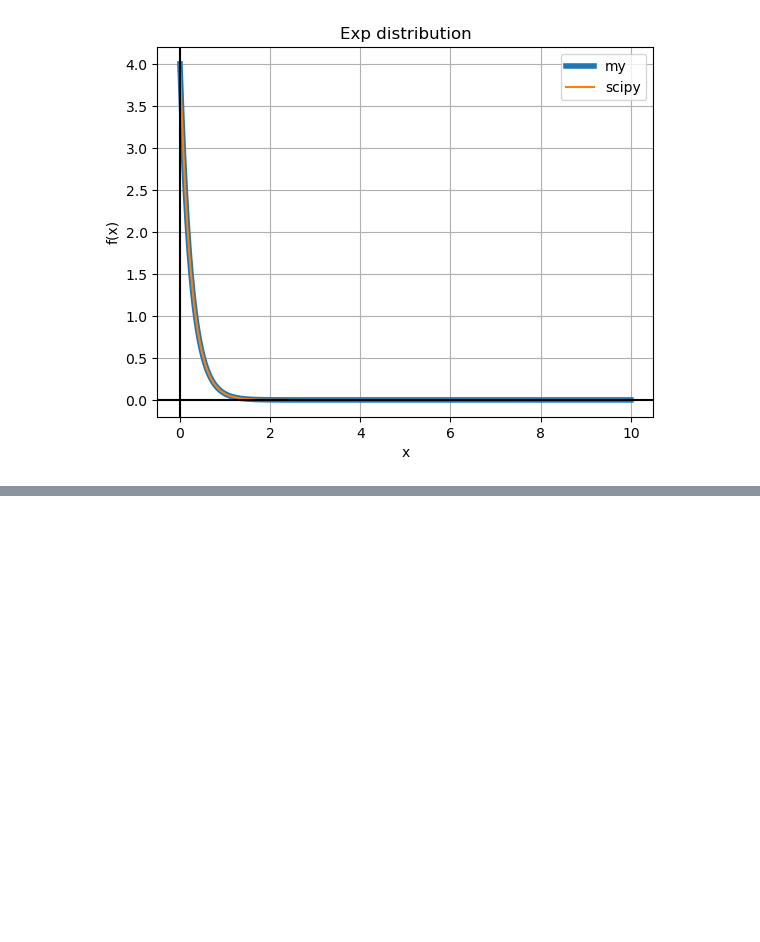
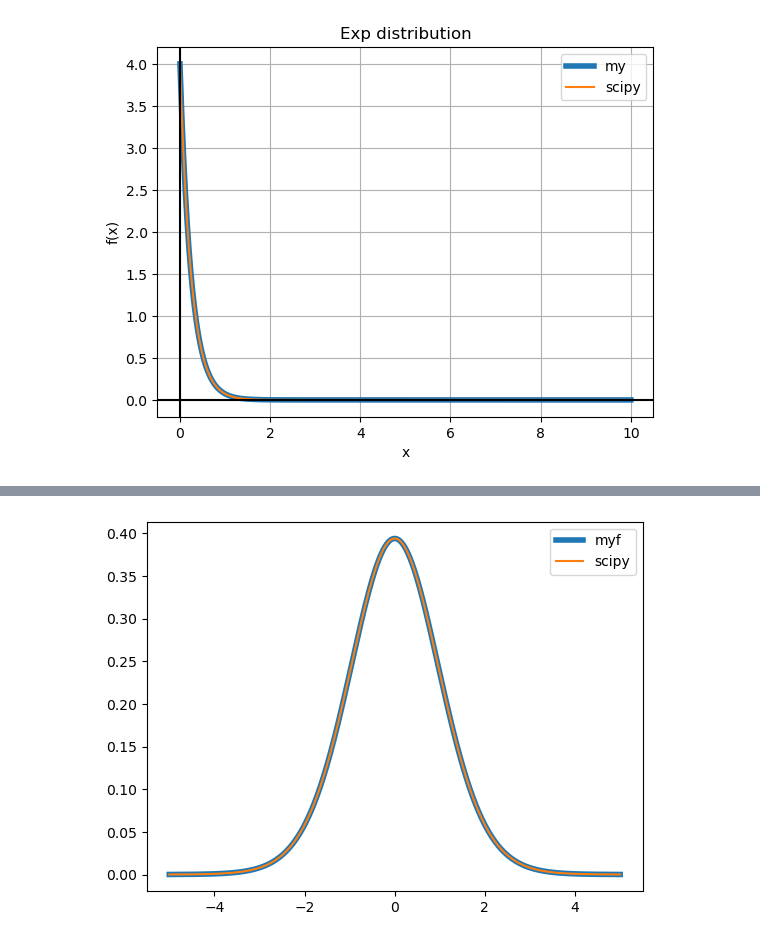
Before and after one commit to Jrvvv/Math_With_Py, a Jupyter notebook: Statistics_and_probability/PL2.ipynb, the cells around one changed output, grey strips where cells are left out. Cells and saved outputs as stored; diff of their text form; code cells hidden in the pictures; blank space fills up the shorter version.

```diff
--- a/Statistics_and_probability/PL2.ipynb
+++ b/Statistics_and_probability/PL2.ipynb
@@ -125,0 +158,21 @@ plt.show()
+# %%
+# параметры распределения
+k = 20
+
+# собственная программа для расчета функции плотности вероятности
+def my_t(x, k):
+    return gamma((k+1)/2)/(np.sqrt(k*np.pi)*gamma(k/2))*(1+x**2/k)**(-(k+1)/2)
+
+# график функции плотности вероятности, полученный с помощью собственной программы
+x = np.linspace(-5, 5, 1000)
+y_my = [my_t(i, k) for i in x]
+plt.plot(x, y_my, label='myf', linewidth=4)
+
+# график функции плотности вероятности, полученный с помощью функции из библиотеки scipy
+y_scipy = t.pdf(x, k)
+plt.plot(x, y_scipy, label='scipy')
+
+plt.legend()
+plt.show()
+# %% [output]
+[figure, added]
```
Also changed, not shown: parts of 4 cells of this notebook.
